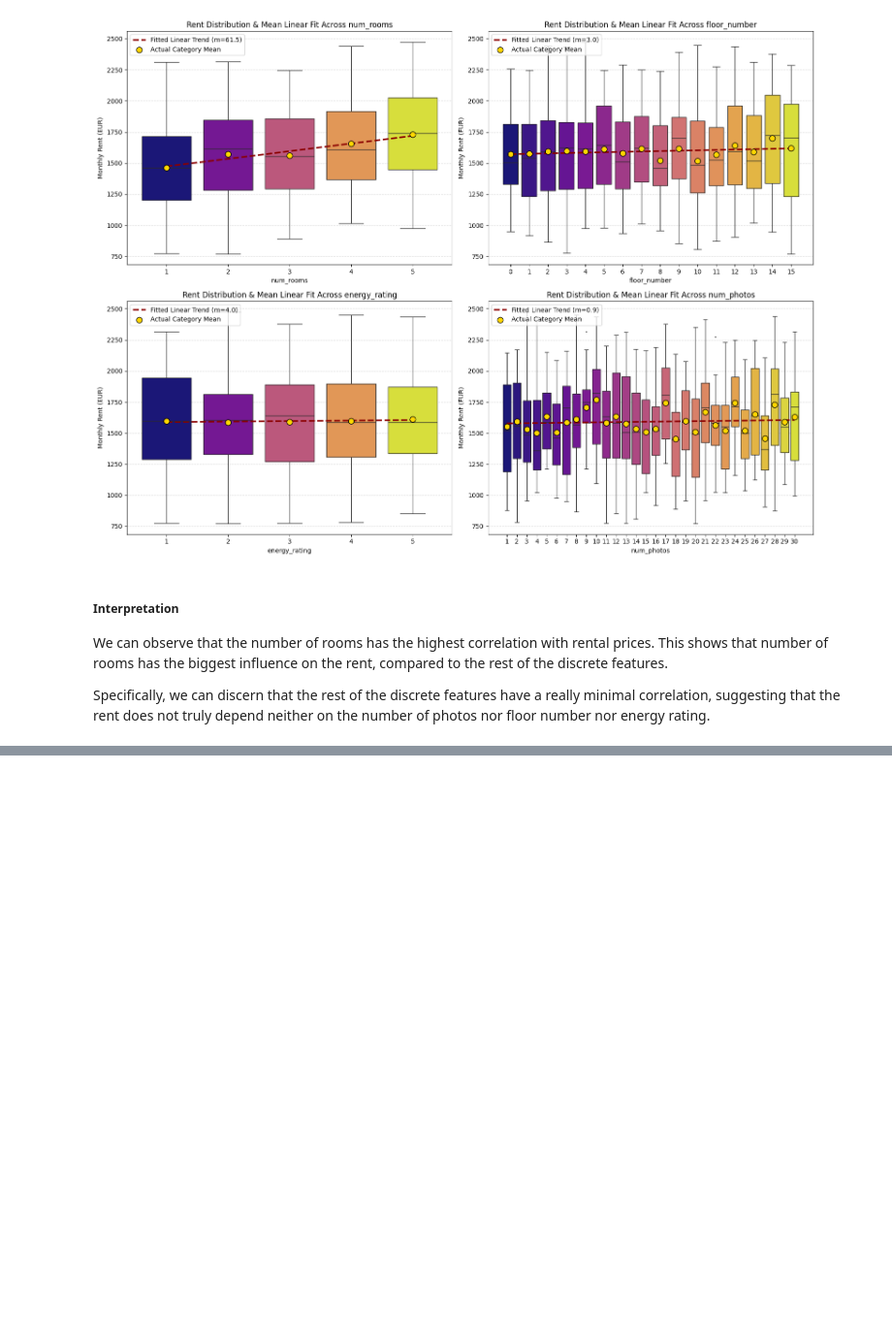
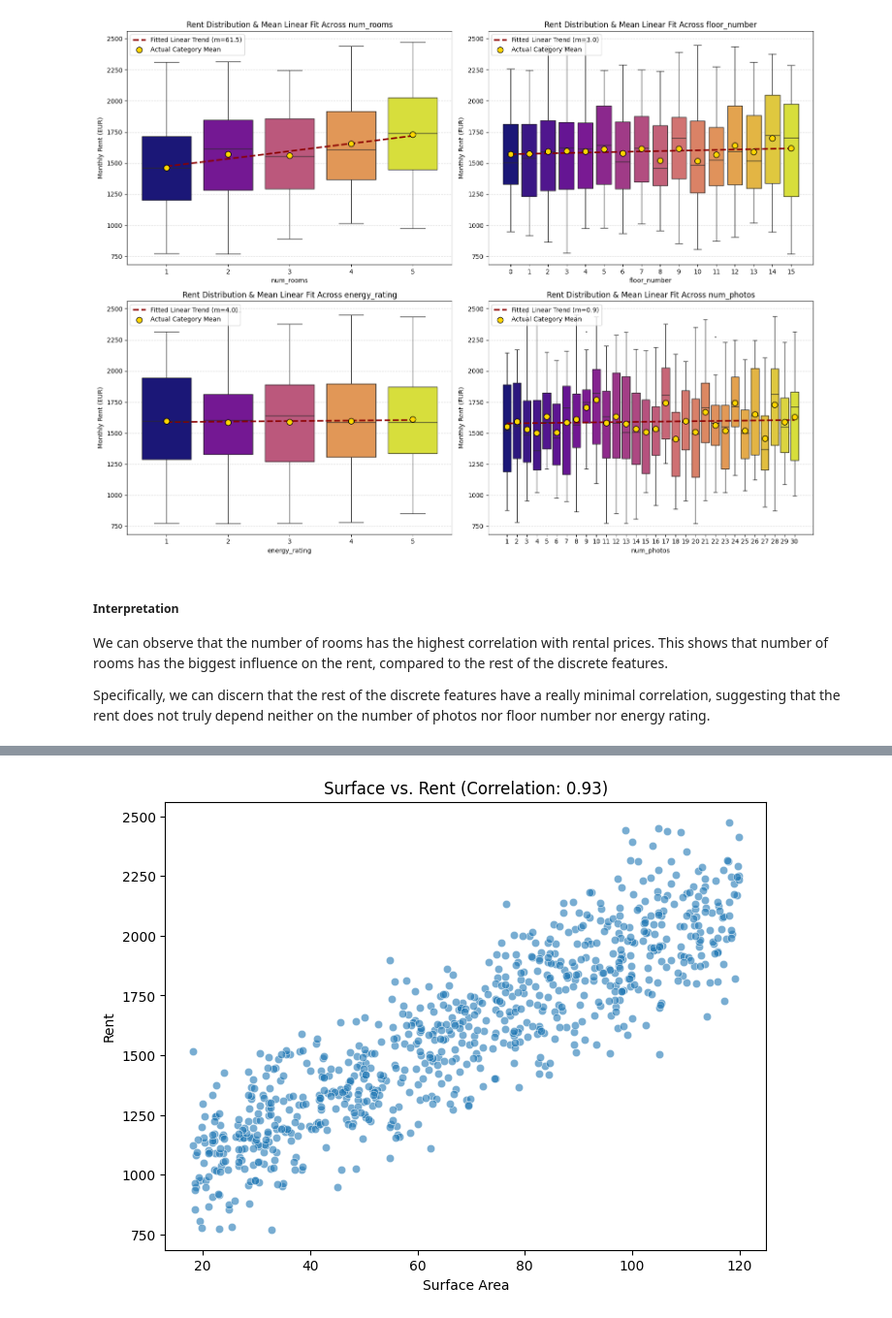
Before and after one commit to KSteponavicus/Urban-Rental-Pricing---Final-ML-Project, a Jupyter notebook: final_project.ipynb, the cells around one changed output, grey strips where cells are left out. Shown at 97% size. Drawn from its saved outputs; the diff is of its cells as text; code cells hidden in the pictures; blank space fills up the shorter version.

```diff
--- a/final_project.ipynb
+++ b/final_project.ipynb
@@ -188,0 +252,9 @@ Specifically, we can discern that the rest of the discrete features have a reall
+# %%
+plt.figure(figsize=(8, 6))
+sns.scatterplot(data=df_train, x="surface_m2", y="rent_eur_month", alpha=0.6)
+plt.title("Surface vs. Rent (Correlation: 0.93)")
+plt.xlabel("Surface Area")
+plt.ylabel("Rent")
+plt.show()
+# %% [output]
+[figure, added]
```
Also changed, not shown: parts of 10 cells of this notebook.
